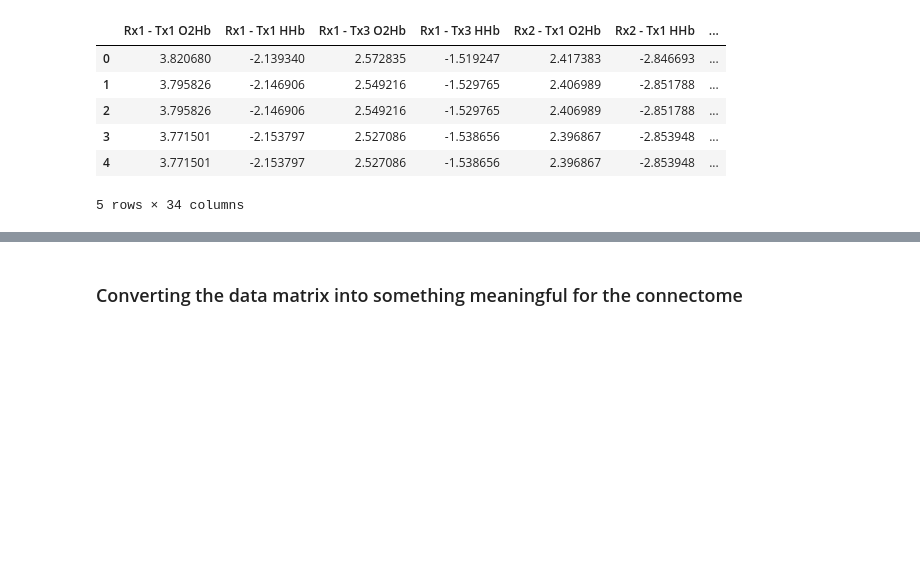
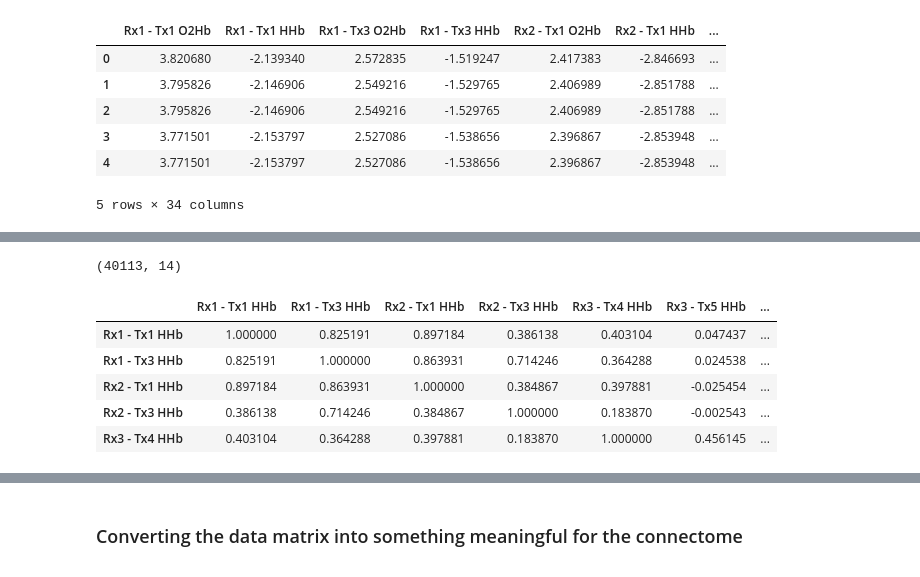
Before and after one commit to asheaffe/cs166-final-project, a Jupyter notebook: fnirs_fingerprint.ipynb, the cells around one changed output, grey strips where cells are left out. Drawn from its saved outputs; the diff is of its cells as text; code cells hidden in the pictures; blank space fills up the shorter version.

```diff
--- a/fnirs_fingerprint.ipynb
+++ b/fnirs_fingerprint.ipynb
@@ -51,0 +82,11 @@ fnirs_matrix.head()
+# %%
+fnirs_matrix = generate_matrices(45827, fnirs_data, oxy=False, task_type=0)
+fnirs_matrix.head()
+# %% [output]
+(40113, 14)
+|  | Rx1 - Tx1 HHb | Rx1 - Tx3 HHb | Rx2 - Tx1 HHb | Rx2 - Tx3 HHb | Rx3 - Tx4 HHb | Rx3 - Tx5 HHb | ... |
+| Rx1 - Tx1 HHb | 1.000000 | 0.825191 | 0.897184 | 0.386138 | 0.403104 | 0.047437 | ... |
+| Rx1 - Tx3 HHb | 0.825191 | 1.000000 | 0.863931 | 0.714246 | 0.364288 | 0.024538 | ... |
+| Rx2 - Tx1 HHb | 0.897184 | 0.863931 | 1.000000 | 0.384867 | 0.397881 | -0.025454 | ... |
+| Rx2 - Tx3 HHb | 0.386138 | 0.714246 | 0.384867 | 1.000000 | 0.183870 | -0.002543 | ... |
+| Rx3 - Tx4 HHb | 0.403104 | 0.364288 | 0.397881 | 0.183870 | 1.000000 | 0.456145 | ... |
```
Also changed, not shown: parts of 14 cells of this notebook.
